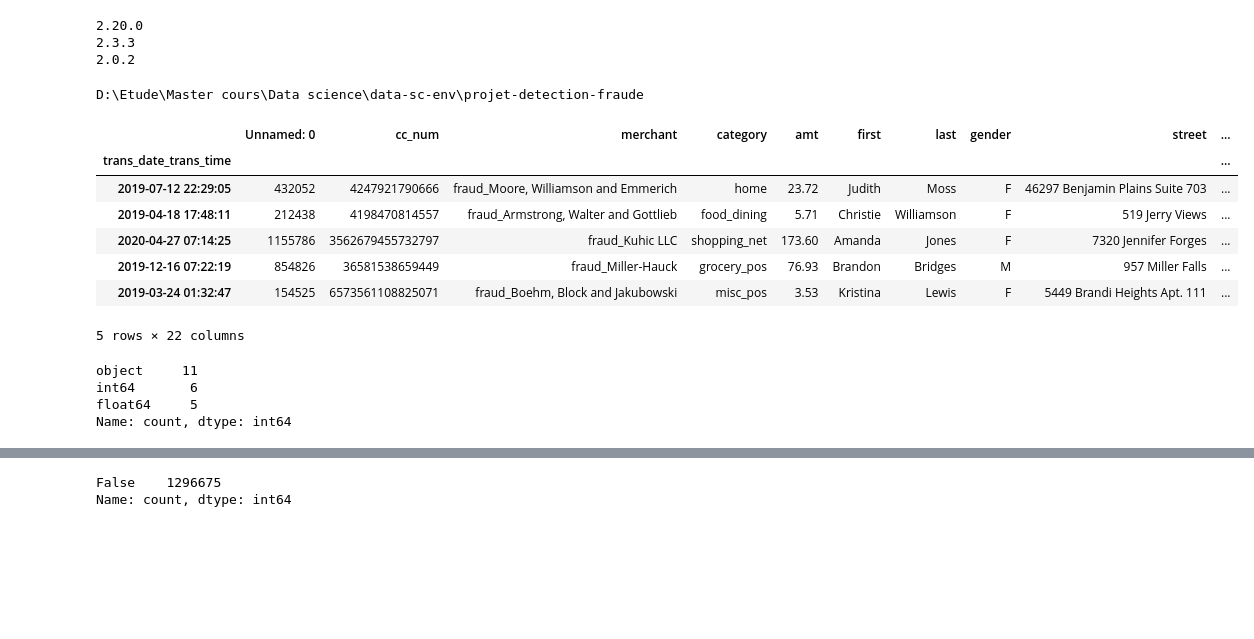
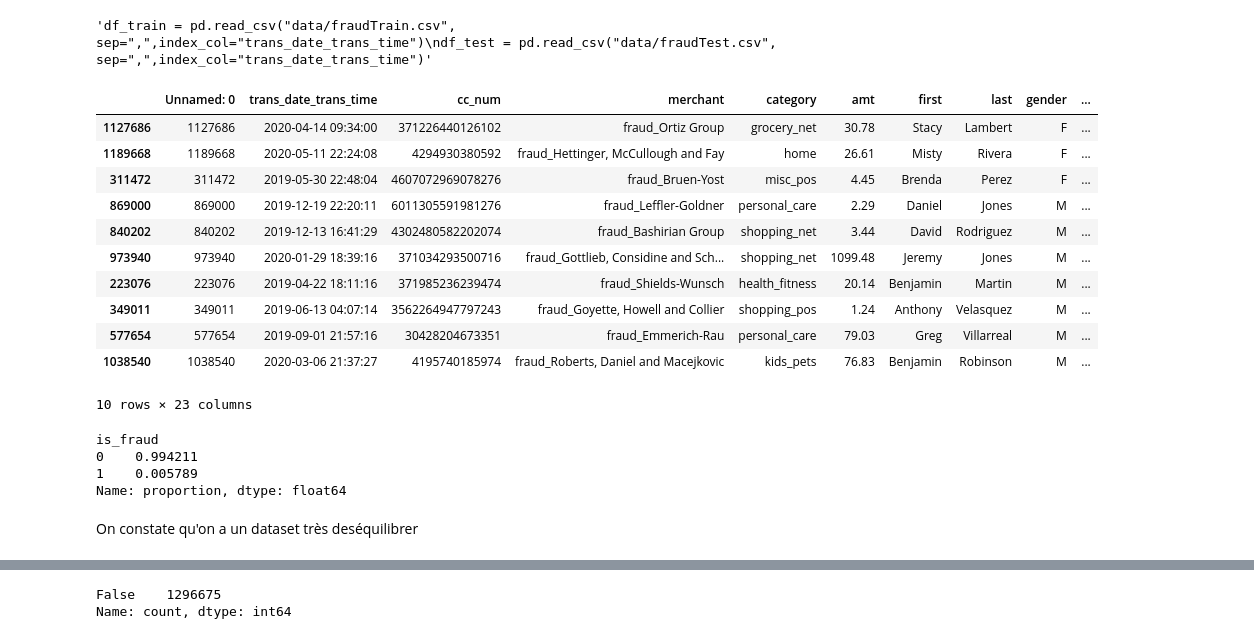
Before and after one commit to S13v3n-2/projet-detection-fraude, a Jupyter notebook: data-science.ipynb, the cells around one changed output, grey strips where cells are left out. Drawn from its saved outputs; the diff is of its cells as text; code cells hidden in the pictures; blank space fills up the shorter version.

```diff
--- a/data-science.ipynb
+++ b/data-science.ipynb
@@ -7,34 +7,31 @@ import seaborn
-# %%
-print(tf.__version__)
-print(pd.__version__)
-print(np.__version__)
-# %% [output]
-2.20.0
-2.3.3
-2.0.2
 # %%
-df_train = pd.read_csv("data/fraudTrain.csv", sep=",",index_col="trans_date_trans_time")
-df_test = pd.read_csv("data/fraudTest.csv", sep=",",index_col="trans_date_trans_time")
+"""df_train = pd.read_csv("data/fraudTrain.csv", sep=",",index_col="trans_date_trans_time")
+df_test = pd.read_csv("data/fraudTest.csv", sep=",",index_col="trans_date_trans_time")"""
+# %% [output]
+'df_train = pd.read_csv("data/fraudTrain.csv", sep=",",index_col="trans_date_trans_time")\ndf_test = pd.read_csv("data/fraudTest.csv", sep=",",index_col="trans_date_trans_time")'
-# %%
-import os
-print(os.getcwd())
-# %% [output]
-D:\Etude\Master cours\Data science\data-sc-env\projet-detection-fraude
+# %%
+df = pd.read_csv("data/fraudTrain.csv", sep=",")
 # %%
-df_train.sample(5)
+df.sample(10)
 # %% [output]
-|  | Unnamed: 0 | cc_num | merchant | category | amt | first | last | gender | street | ... |
-| trans_date_trans_time |  |  |  |  |  |  |  |  |  | ... |
-| 2019-07-12 22:29:05 | 432052 | 4247921790666 | fraud_Moore, Williamson and Emmerich | home | 23.72 | Judith | Moss | F | 46297 Benjamin Plains Suite 703 | ... |
-| 2019-04-18 17:48:11 | 212438 | 4198470814557 | fraud_Armstrong, Walter and Gottlieb | food_dining | 5.71 | Christie | Williamson | F | 519 Jerry Views | ... |
-| 2020-04-27 07:14:25 | 1155786 | 3562679455732797 | fraud_Kuhic LLC | shopping_net | 173.60 | Amanda | Jones | F | 7320 Jennifer Forges | ... |
-| 2019-12-16 07:22:19 | 854826 | 36581538659449 | fraud_Miller-Hauck | grocery_pos | 76.93 | Brandon | Bridges | M | 957 Miller Falls | ... |
-| 2019-03-24 01:32:47 | 154525 | 6573561108825071 | fraud_Boehm, Block and Jakubowski | misc_pos | 3.53 | Kristina | Lewis | F | 5449 Brandi Heights Apt. 111 | ... |
+|  | Unnamed: 0 | trans_date_trans_time | cc_num | merchant | category | amt | first | last | gender | ... |
+| 1127686 | 1127686 | 2020-04-14 09:34:00 | 371226440126102 | fraud_Ortiz Group | grocery_net | 30.78 | Stacy | Lambert | F | ... |
+| 1189668 | 1189668 | 2020-05-11 22:24:08 | 4294930380592 | fraud_Hettinger, McCullough and Fay | home | 26.61 | Misty | Rivera | F | ... |
+| 311472 | 311472 | 2019-05-30 22:48:04 | 4607072969078276 | fraud_Bruen-Yost | misc_pos | 4.45 | Brenda | Perez | F | ... |
+| 869000 | 869000 | 2019-12-19 22:20:11 | 6011305591981276 | fraud_Leffler-Goldner | personal_care | 2.29 | Daniel | Jones | M | ... |
+| 840202 | 840202 | 2019-12-13 16:41:29 | 4302480582202074 | fraud_Bashirian Group | shopping_net | 3.44 | David | Rodriguez | M | ... |
+| 973940 | 973940 | 2020-01-29 18:39:16 | 371034293500716 | fraud_Gottlieb, Considine and Sch... | shopping_net | 1099.48 | Jeremy | Jones | M | ... |
+| 223076 | 223076 | 2019-04-22 18:11:16 | 371985236239474 | fraud_Shields-Wunsch | health_fitness | 20.14 | Benjamin | Martin | M | ... |
+| 349011 | 349011 | 2019-06-13 04:07:14 | 3562264947797243 | fraud_Goyette, Howell and Collier | shopping_pos | 1.24 | Anthony | Velasquez | M | ... |
+| 577654 | 577654 | 2019-09-01 21:57:16 | 30428204673351 | fraud_Emmerich-Rau | personal_care | 79.03 | Greg | Villarreal | M | ... |
+| 1038540 | 1038540 | 2020-03-06 21:37:27 | 4195740185974 | fraud_Roberts, Daniel and Macejkovic | kids_pets | 76.83 | Benjamin | Robinson | M | ... |
-5 rows × 22 columns
+10 rows × 23 columns
-# %%
-df_train.dtypes.value_counts()
-# %% [output]
-object     11
-int64       6
-float64     5
-Name: count, dtype: int64
+# %%
+df['is_fraud'].value_counts(normalize=True)
+# %% [output]
+is_fraud
+0    0.994211
+1    0.005789
+Name: proportion, dtype: float64
+# %% [markdown]
+On constate qu'on a un dataset très deséquilibrer
```
Also changed, not shown: parts of 21 cells of this notebook, 3 other files.
